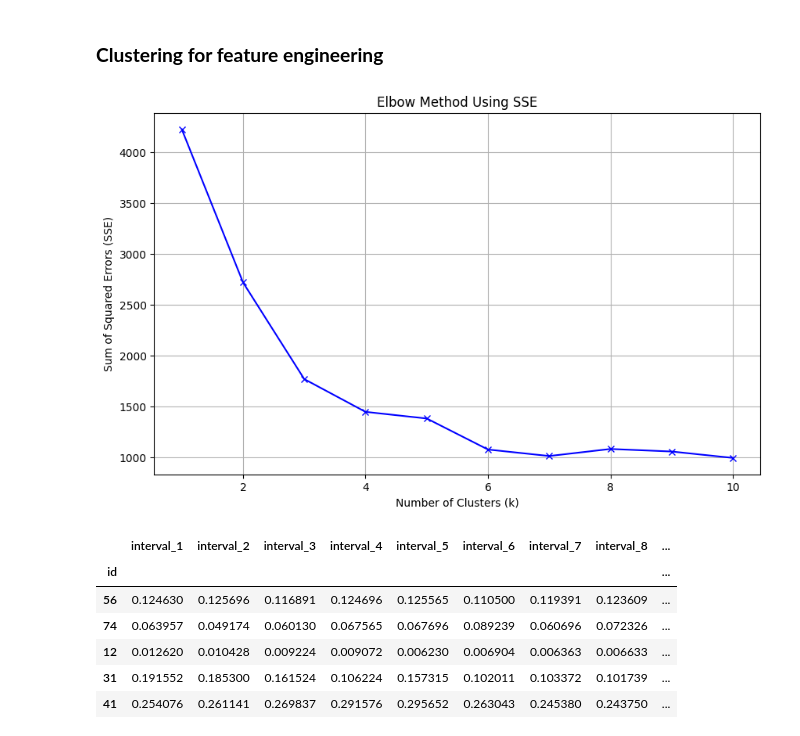
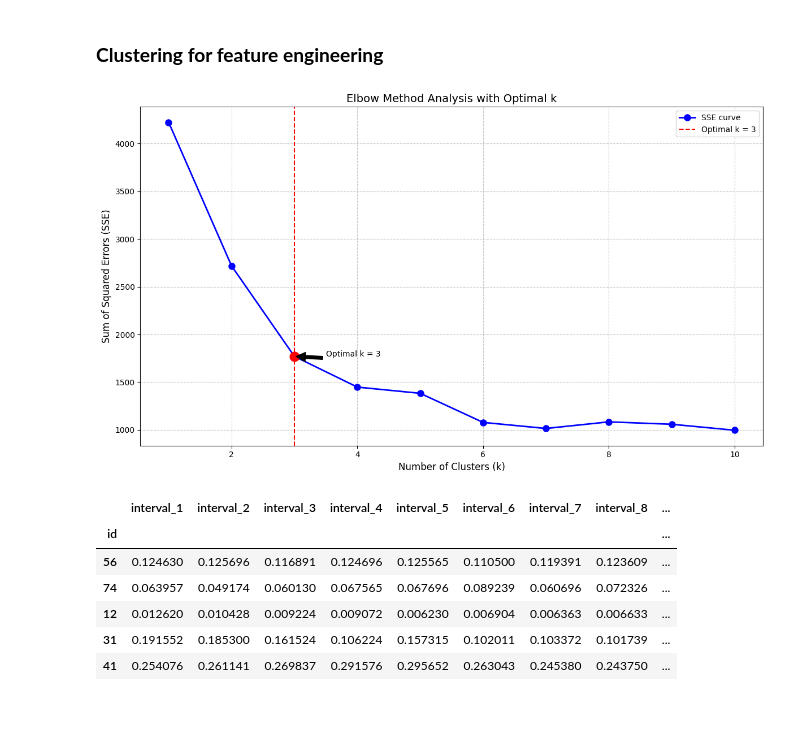
Before and after one commit to auvarifqi/tugas-besar-2-ai-lanjut, a Jupyter notebook: main-combine.ipynb, the cells around one changed output. Saved outputs shown, nothing was run; the diff lists cells and outputs as text; code cells hidden in the pictures; blank space fills up the shorter version.

Commit message:
update elbow

```diff
--- a/main-combine.ipynb
+++ b/main-combine.ipynb
@@ -245,47 +245,99 @@ class KMeans:
 # %%
 import numpy as np
 import matplotlib.pyplot as plt
-from sklearn.preprocessing import MinMaxScaler, StandardScaler
+from sklearn.preprocessing import StandardScaler
+from scipy.spatial.distance import cdist
+
+def find_optimal_k(sse_values):
+    """
+    Find the optimal k using the elbow method by identifying the point of maximum curvature
+    """
+    # Calculate the differences and rate of change
+    differences = np.diff(sse_values)
+    differences_rate = np.diff(differences)
+
+    # Find the elbow point (point of maximum curvature)
+    elbow_index = np.argmax(np.abs(differences_rate)) + 2
+    return elbow_index
 
 def elbow_method(df, max_k=10):
+    """
+    Perform elbow method analysis and visualize results with optimal k highlighted
+    """
     # Standardize the features
     scaler = StandardScaler()
     scaled_features = scaler.fit_transform(df)
 
     # Calculate SSE for different values of k
     sse = []
     K = range(1, max_k+1)
 
     for k in K:
         kmeans = KMeans(K=k, max_iters=100)
         labels = kmeans.predict(scaled_features)
 
         # Calculate SSE
         current_sse = 0
         for i, cluster in enumerate(kmeans.clusters):
             if len(cluster) > 0:  # Check if cluster is not empty
                 cluster_points = scaled_features[cluster]
                 centroid = kmeans.centroids[i]
                 current_sse += np.sum((cluster_points - centroid) ** 2)
 
         sse.append(current_sse)
 
+    # Find optimal k
+    optimal_k = find_optimal_k(sse)
+
+    # Create the visualization
+    plt.figure(figsize=(12, 7))
+
     # Plot the elbow curve
-    plt.figure(figsize=(10, 6))
-    plt.plot(K, sse, 'bx-')
-    plt.xlabel('Number of Clusters (k)')
-    plt.ylabel('Sum of Squared Errors (SSE)')
-    plt.title('Elbow Method Using SSE')
-    plt.grid(True)
+    plt.plot(K, sse, 'bo-', linewidth=2, markersize=8, label='SSE curve')
+
+    # Add vertical line at optimal k
+    plt.axvline(x=optimal_k, color='red', linestyle='--',
+                label=f'Optimal k = {optimal_k}')
+
+    # Highlight the optimal point
+    plt.plot(optimal_k, sse[optimal_k-1], 'ro', markersize=12)
+
+    # Customize the plot
+    plt.xlabel('Number of Clusters (k)', fontsize=12)
+    plt.ylabel('Sum of Squared Errors (SSE)', fontsize=12)
+    plt.title('Elbow Method Analysis with Optimal k', fontsize=14)
+    plt.grid(True, linestyle='--', alpha=0.7)
+    plt.legend(fontsize=10)
+
+    # Add text annotation for optimal k
+    plt.annotate(f'Optimal k = {optimal_k}',
+                xy=(optimal_k, sse[optimal_k-1]),
+                xytext=(optimal_k+0.5, sse[optimal_k-1]),
+                fontsize=10,
+                arrowprops=dict(facecolor='black', shrink=0.05))
+
+    plt.tight_layout()
     plt.show()
 
-    return sse
+    return sse, optimal_k
+
+def analyze_clusters(df, optimal_k):
+    """
+    Perform clustering with the optimal k and return labeled data
+    """
+    scaler = StandardScaler()
+    scaled_features = scaler.fit_transform(df)
+
+    kmeans = KMeans(K=optimal_k, max_iters=100)
+    labels = kmeans.predict(scaled_features)
+
+    return labels, kmeans.centroids
 
 # Usage example:
-# Assuming initial_df is your pandas DataFrame
-sse_values = elbow_method(grouped_df, max_k=10)
+sse_values, optimal_k = elbow_method(grouped_df, max_k=10)
+labels, centroids = analyze_clusters(grouped_df, optimal_k)
 # %% [output]
-[figure, old version]
+[figure, new version]
 # %%
 from sklearn.decomposition import PCA
 from sklearn.model_selection import train_test_split
```
Also changed, not shown: parts of 3 cells of this notebook.
